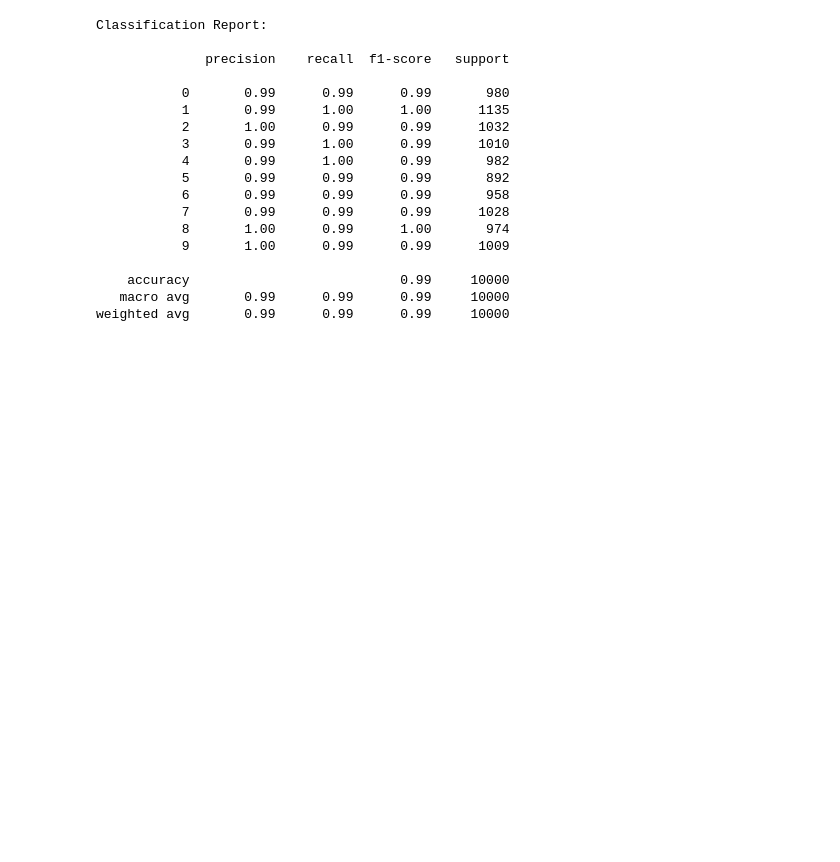
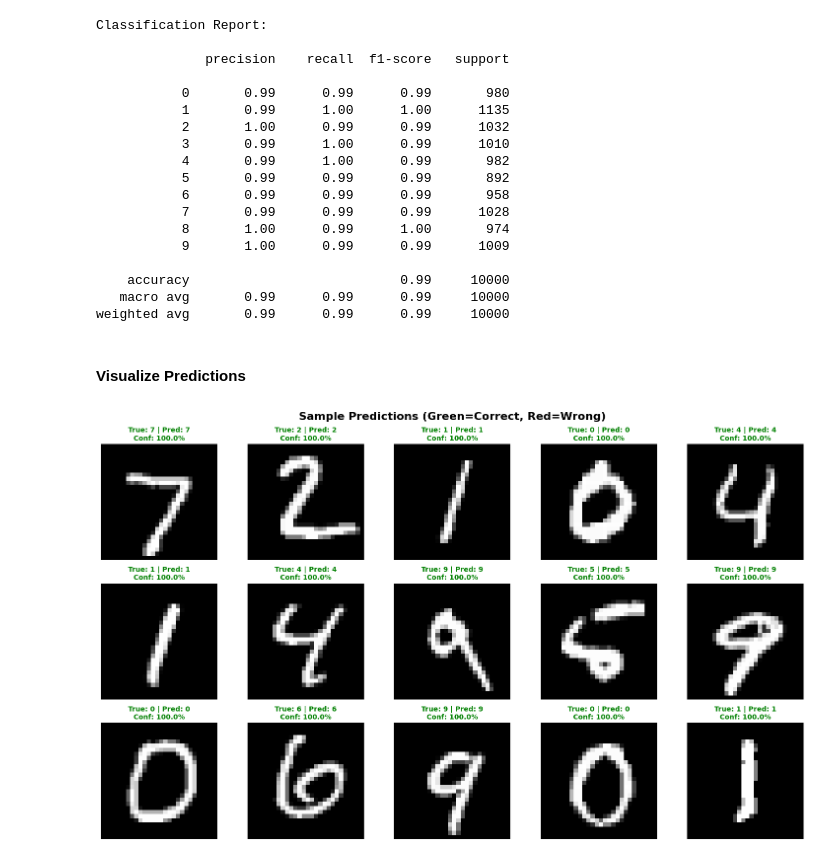
Before and after one commit to akkiyolo/pytorch, a Jupyter notebook: Handwritten_Digits_prediction.ipynb, the cells around one changed output. Saved outputs shown, nothing was run; the diff lists cells and outputs as text; code cells hidden in the pictures; blank space fills up the shorter version.

```diff
--- a/Handwritten_Digits_prediction.ipynb
+++ b/Handwritten_Digits_prediction.ipynb
@@ -410,3 +410,40 @@ Classification Report:
     accuracy                           0.99     10000
    macro avg       0.99      0.99      0.99     10000
 weighted avg       0.99      0.99      0.99     10000
+# %% [markdown]
+#### Visualize Predictions
+# %%
+# Visualize predictions on test samples
+fig, axes = plt.subplots(3, 5, figsize=(15, 9))
+axes = axes.ravel()
+
+# Get a batch of test data
+dataiter = iter(test_loader)
+images, labels = next(dataiter)
+images, labels = images.to(device), labels.to(device)
+
+# Get predictions
+with torch.no_grad():
+    outputs = model(images)
+    probs = F.softmax(outputs, dim=1)
+    _, predicted = outputs.max(1)
+
+for i in range(15):
+    img = images[i].cpu().squeeze()
+    true_label = labels[i].cpu().item()
+    pred_label = predicted[i].cpu().item()
+    confidence = probs[i][pred_label].cpu().item() * 100
+
+    axes[i].imshow(img, cmap='gray')
+
+    color = 'green' if true_label == pred_label else 'red'
+    axes[i].set_title(f"True: {true_label} | Pred: {pred_label}\nConf: {confidence:.1f}%",
+                     color=color, fontsize=10, fontweight='bold')
+    axes[i].axis('off')
+
+plt.suptitle("Sample Predictions (Green=Correct, Red=Wrong)",
+            fontsize=16, fontweight='bold', y=0.98)
+plt.tight_layout()
+plt.show()
+# %% [output]
+[figure, added]
```
